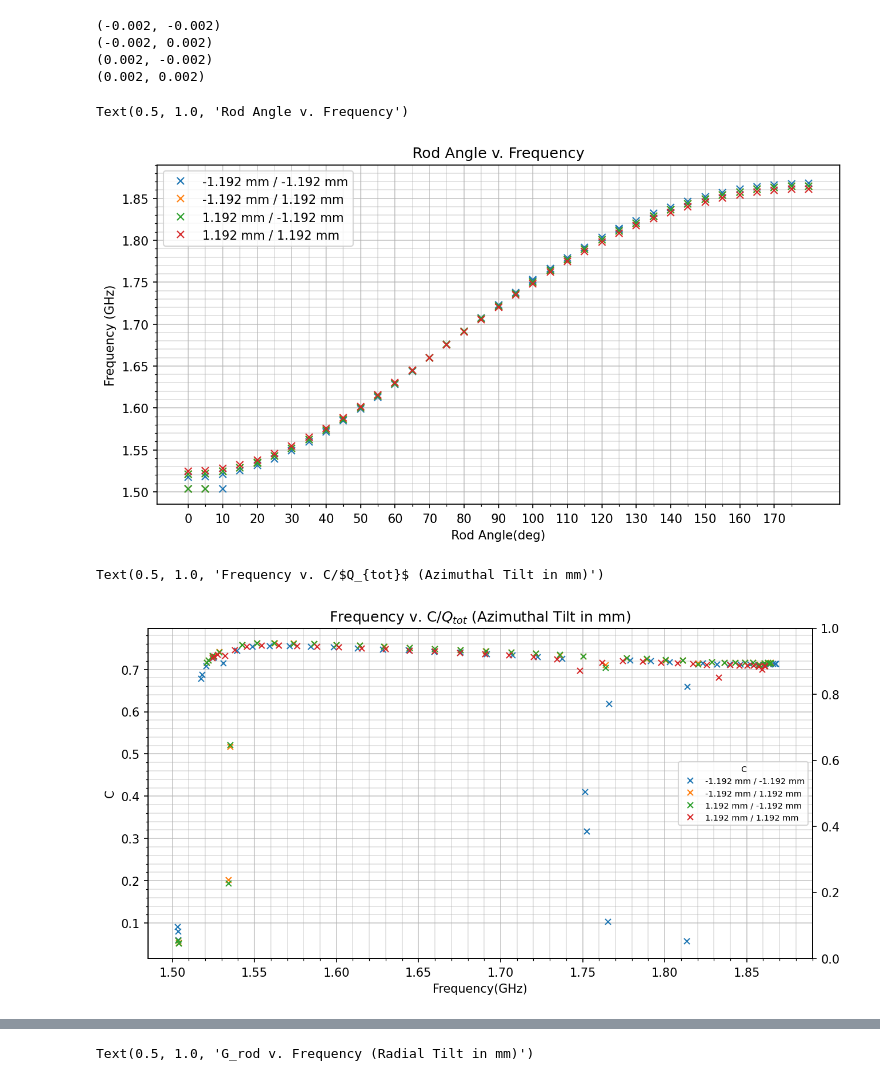
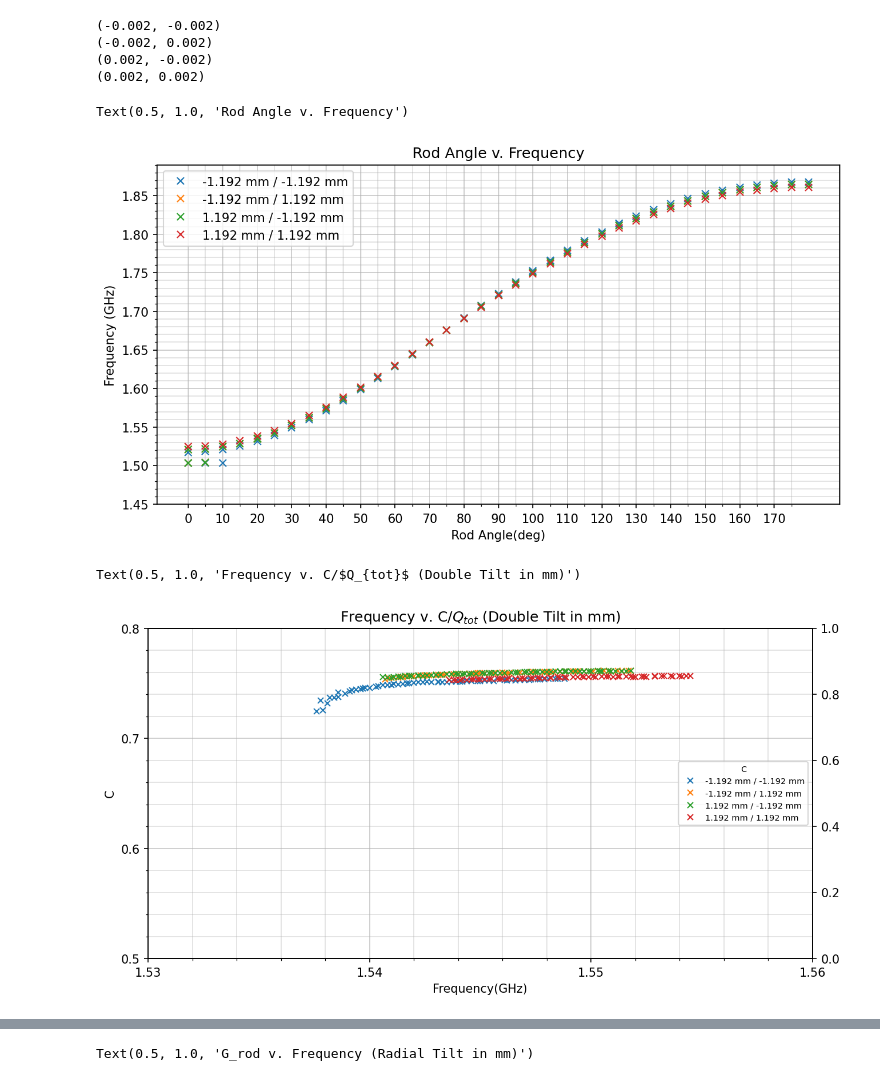
Before and after one commit to peanutflavorbean/CAPP, a Jupyter notebook: Double_Tilt_Tolerance.ipynb, the cells around one changed output, grey strips where cells are left out. Drawn from its saved outputs; the diff is of its cells as text; code cells hidden in the pictures.

Commit message:
Double Tilt 20-30 Data

```diff
--- a/Double_Tilt_Tolerance.ipynb
+++ b/Double_Tilt_Tolerance.ipynb
@@ -44,8 +44,8 @@ for v in var:
 axs.legend()
 axs.set_xticks(np.arange(0,180,10))
 axs.set_xticks(np.arange(0,180,5),minor=True)
-axs.set_yticks(np.arange(1.5,1.9,0.05))
-axs.set_yticks(np.arange(1.5,1.9,0.01),minor=True)
+axs.set_yticks(np.arange(1.45,1.90,0.05))
+axs.set_yticks(np.arange(1.45,1.90,0.01),minor=True)
 axs.grid(which='major',alpha=0.7)
 axs.grid(which="minor",alpha=0.4)
 axs.set_xlabel("Rod Angle(deg)")
@@ -57,7 +57,7 @@ axs.set_title("Rod Angle v. Frequency")
 (0.002, -0.002)
 (0.002, 0.002)
 Text(0.5, 1.0, 'Rod Angle v. Frequency')
-[figure, old version]
+[figure, new version]
 # %%
 fig,axs = plt.subplots(1,1,figsize=(10,5),dpi=150)
 twin1 = axs.twinx()
@@ -65,40 +65,40 @@ twin1 = axs.twinx()
 for v in var:
    for u in var:
 
       freq = data[(v,u)][1] # freq
       pmt = data[(v,u)][2] # C
       Qtot = data[(v,u)][3] # Qtot
       label = '%.3f mm / %.3f mm' %((v*596),(u*596))
       axs.plot(freq,pmt,marker='x',linestyle='None',label=label,markersize=5)
       # twin1.plot(freq,Qtot,marker='.',linestyle='None',label = label,markersize=5)
 
 #Frequency
-axs.set_xticks(np.arange(1.5,1.9,0.05))
-axs.set_xticks(np.arange(1.5,1.9,0.01),minor=True)
+axs.set_xticks(np.arange(1.53,1.56,0.01))
+axs.set_xticks(np.arange(1.53,1.56,0.002),minor=True)
 
 #Rotation Angle
 #axs.set_xticks(np.arange(100,111,1))
 #axs.set_xticks(np.arange(100,110,0.1),minor=True)
 
-axs.set_yticks(np.arange(0.1,0.8,0.1))
-axs.set_yticks(np.arange(0.1,0.8,0.02),minor=True)
+axs.set_yticks(np.arange(0.5,0.8,0.1))
+axs.set_yticks(np.arange(0.5,0.8,0.02),minor=True)
 
 # twin1.set_yticks(np.arange(1.3e6,2.7e6,0.1e6))
 # twin1.set_yticks(np.arange(1.3e6,2.7e6,0.02e6),minor=True)
 axs.grid(which='major',alpha=0.7)
 axs.grid(which="minor",alpha=0.4)
 
 axs.legend(title='C',title_fontsize=7,fontsize=7,loc='right')
 # twin1.legend(title='$Q_{tot}$',title_fontsize=7,fontsize=7,loc='lower right')
 axs.set_ylabel('C')
 axs.set_xlabel('Frequency(GHz)')
 #axs.set_xlabel('Angle (°)')
 # twin1.set_ylabel('$Q_{tot}(\Omega)$')
-axs.set_title('Frequency v. C/$Q_{tot}$ (Azimuthal Tilt in mm)')
+axs.set_title('Frequency v. C/$Q_{tot}$ (Double Tilt in mm)')
 #axs.set_title('Rotation Angle v. C/$Q_{tot}$ (Radial Tilt in mm)')
 # %% [output]
-Text(0.5, 1.0, 'Frequency v. C/$Q_{tot}$ (Azimuthal Tilt in mm)')
+Text(0.5, 1.0, 'Frequency v. C/$Q_{tot}$ (Double Tilt in mm)')
-[figure, old version]
+[figure, new version]
 # %%
 fig,axs = plt.subplots(1,1,figsize=(10,5),dpi=150)
 #p_error = np.zeros(1)
```
Also changed, not shown: parts of 1 cell of this notebook.
